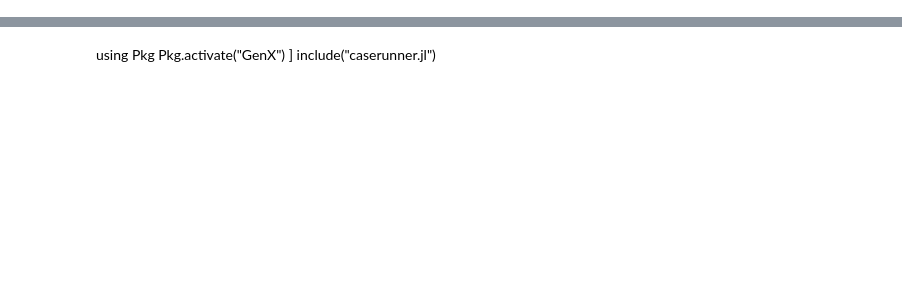
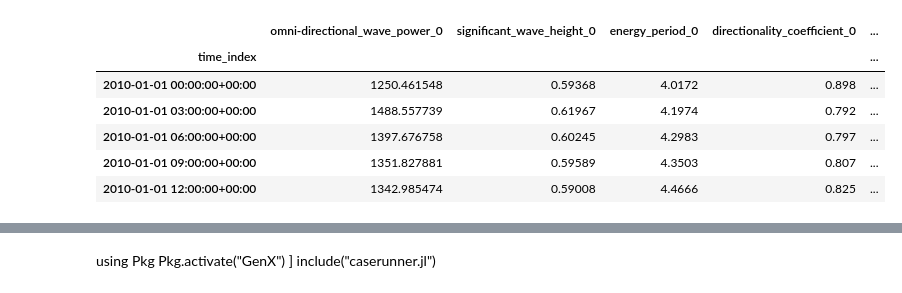
Before and after one commit to symbiotic-engineering/WEC-DECIDER, a Jupyter notebook: modules/CEM/make_additional_tech_csv.ipynb, the cells around one changed output, grey strips where cells are left out. Cells and saved outputs as stored; diff of their text form; code cells hidden in the pictures; blank space fills up the shorter version.

```diff
--- a/modules/CEM/make_additional_tech_csv.ipynb
+++ b/modules/CEM/make_additional_tech_csv.ipynb
@@ -21,24 +21,31 @@ else:
 root_dir = os.path.abspath(os.path.join(script_dir, "..", ".."))
 cem_dir = os.path.join(root_dir, "modules", "CEM")
 # %%
-data_type = "3-hour"
+
+data_type = '3-hour'
 year = [2010]
 parameters = [
-    "omni-directional_wave_power",
-    "significant_wave_height",
-    "energy_period",
-    "directionality_coefficient",
-    "maximum_energy_direction",
-    "mean_absolute_period",
-    "mean_zero-crossing_period",
-    "peak_period",
-    "spectral_width",
+    'omni-directional_wave_power',
+    'significant_wave_height',
+    'energy_period',
+    'directionality_coefficient',
+    'maximum_energy_direction',
+    'mean_absolute_period',
+    'mean_zero-crossing_period',
+    'peak_period',
+    'spectral_width'
 ]
-lat_lon = (43.5, -70)  # off coast of Maine
-data, metadata = wave.io.hindcast.hindcast.request_wpto_point_data(
-    data_type, parameters, lat_lon, year
-)
+lat_lon = (43.5, -70) # off coast of Maine
+data, metadata = wave.io.hindcast.hindcast.request_wpto_point_data(data_type, parameters, lat_lon, year)
 data.head()
+# %% [output]
+|  | omni-directional_wave_power_0 | significant_wave_height_0 | energy_period_0 | directionality_coefficient_0 | ... |
+| time_index |  |  |  |  | ... |
+| 2010-01-01 00:00:00+00:00 | 1250.461548 | 0.59368 | 4.0172 | 0.898 | ... |
+| 2010-01-01 03:00:00+00:00 | 1488.557739 | 0.61967 | 4.1974 | 0.792 | ... |
+| 2010-01-01 06:00:00+00:00 | 1397.676758 | 0.60245 | 4.2983 | 0.797 | ... |
+| 2010-01-01 09:00:00+00:00 | 1351.827881 | 0.59589 | 4.3503 | 0.807 | ... |
+| 2010-01-01 12:00:00+00:00 | 1342.985474 | 0.59008 | 4.4666 | 0.825 | ... |
 # %%
 data_mod = data.copy()
 
```
Also changed, not shown: parts of 13 cells of this notebook, 1 other file.
